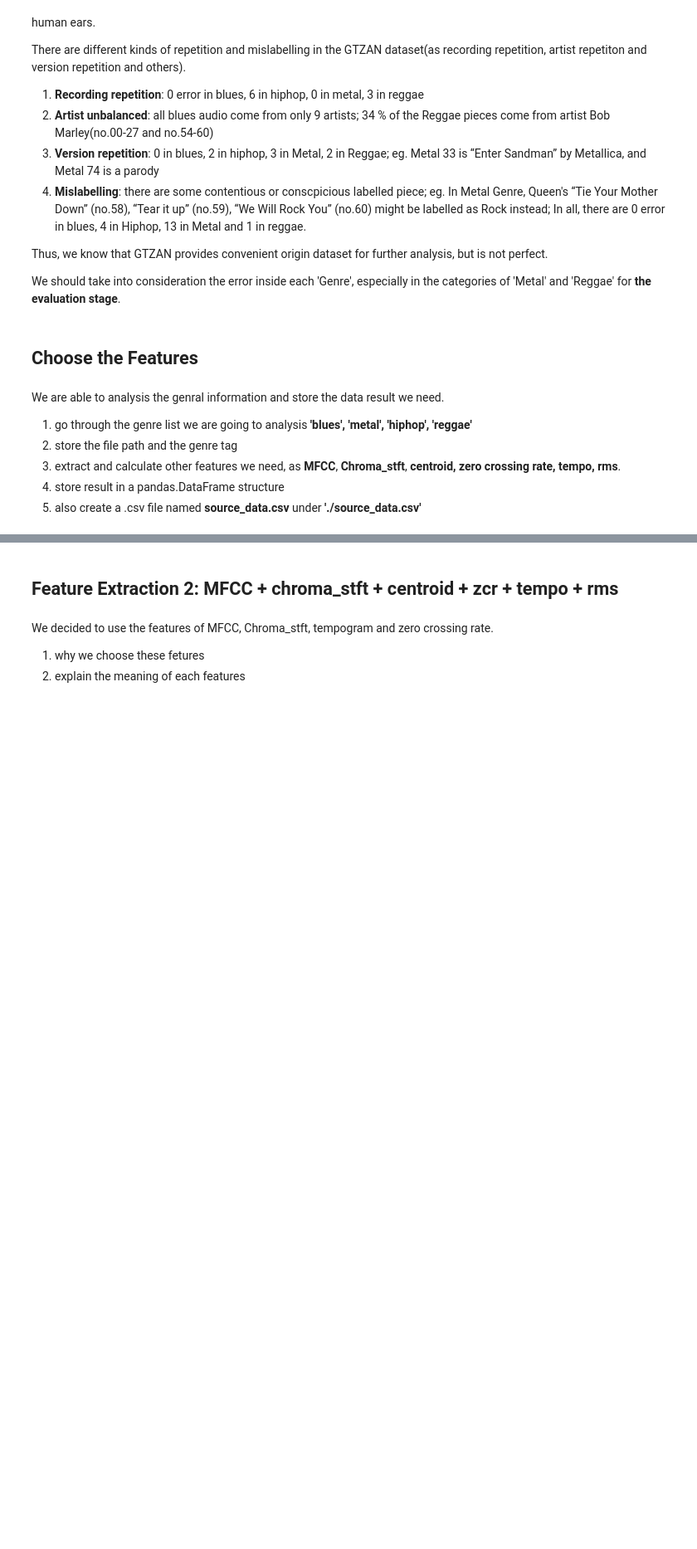
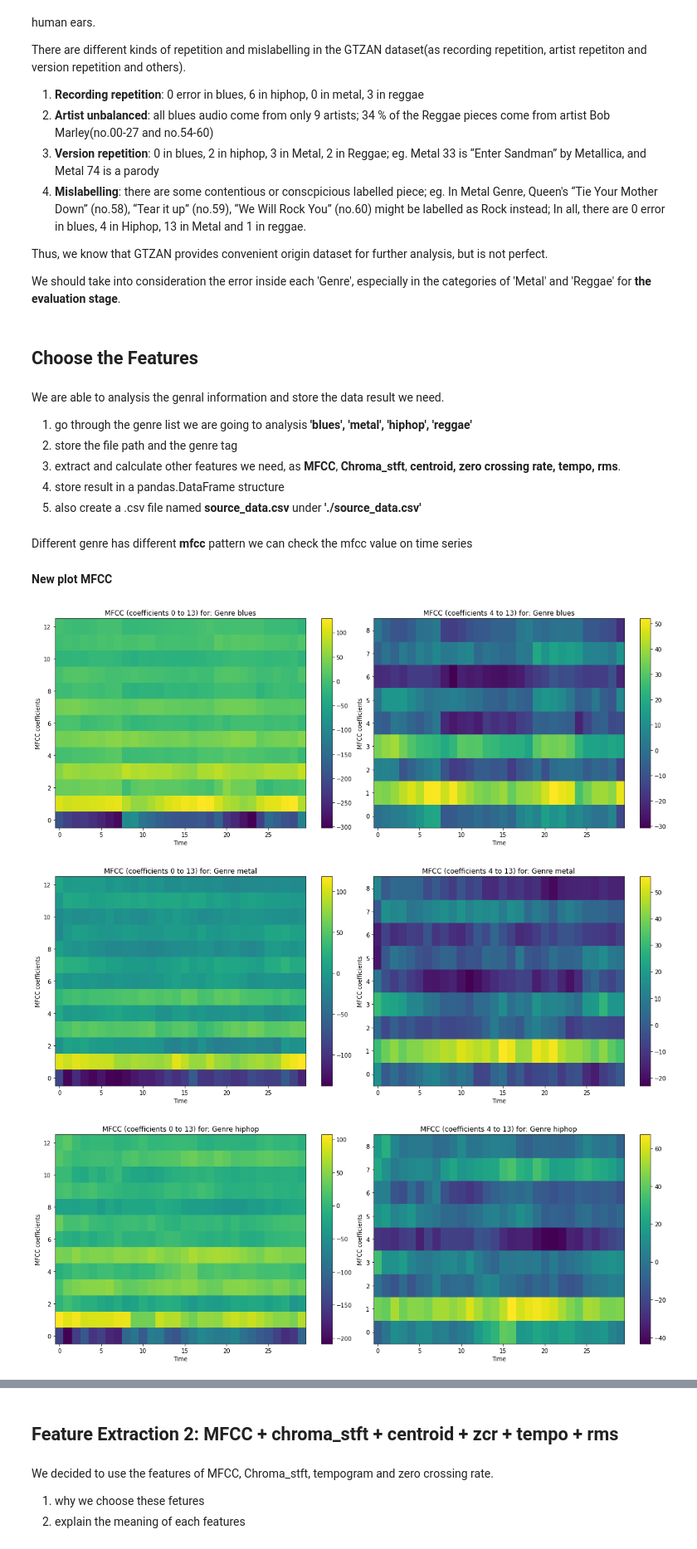
Before and after one commit to yilin10/MusicalGenreClassification, a Jupyter notebook: Assignment1.ipynb, the cells around one changed output, grey strips where cells are left out. Shown: that part at 83% size. Saved outputs shown, nothing was run; the diff lists cells and outputs as text; code cells hidden in the pictures; blank space fills up the shorter version.

Commit message:
fix 'choose the features' section, change x_axis all to time axis(0-30s)

```diff
--- a/Assignment1.ipynb
+++ b/Assignment1.ipynb
@@ -196,3 +196,47 @@ We are able to analysis the genral information and store the data result we need
 3. extract and calculate other features we need, as **MFCC**, **Chroma_stft**, **centroid, zero crossing rate, tempo, rms**.
 4. store result in a pandas.DataFrame structure
 5. also create a .csv file named **source_data.csv** under **'./source_data.csv'**
+# %% [markdown]
+Different genre has different **mfcc** pattern
+we can check the mfcc value on time series
+# %%
+y, sr = librosa.load(genre_data['Path'][1], offset=0, duration=5)
+x = librosa.feature.mfcc(y=y,sr =sr, n_mfcc=13)
+print(x)
+# %%
+# get mfcc in time series
+show_dict = {'blues':[],'metal':[],'hiphop':[],'reggae':[]}
+for each in genre_analysis_list:
+    show_dict[each] = pd.DataFrame(np.zeros((13,30)))
+for each, each_class in zip(genre_data['Path'],tqdm(genre_analysis_list)):
+    hop_length = 1024
+    y, sr = librosa.load(each, offset=0, duration=5)
+    each_sample = librosa.feature.mfcc(y=y, sr=sr, n_mfcc=13,hop_length= hop_length)
+    show_dict[each_class] += pd.DataFrame(each_sample)
+#print(show_dict)
+# %% [markdown]
+**New plot MFCC**
+# %%
+# plot
+for each in genre_analysis_list:
+    figure = plt.figure(figsize=(16, 6))
+    plt.subplot(1,2,1)
+    plt.imshow(show_dict[each], origin='lower', aspect='auto')
+    plt.xlabel('Time')
+    plt.ylabel('MFCC coefficients')
+    plt.title('MFCC (coefficients 0 to 13) for: Genre {}'.format(each))
+    plt.colorbar()
+    plt.tight_layout()
+
+    mfcc_upper = show_dict[each][4:]
+    plt.subplot(1,2,2)
+    plt.imshow(mfcc_upper, origin='lower', aspect='auto')
+    plt.title('MFCC (coefficients 4 to 13) for: Genre {}'.format(each))
+    plt.xlabel('Time')
+    plt.ylabel('MFCC coefficients')
+    plt.colorbar()
+    plt.tight_layout()
+# %% [output]
+[figure, added]
+[figure, added]
+[figure, added]
```
Also changed, not shown: parts of 13 cells of this notebook.
